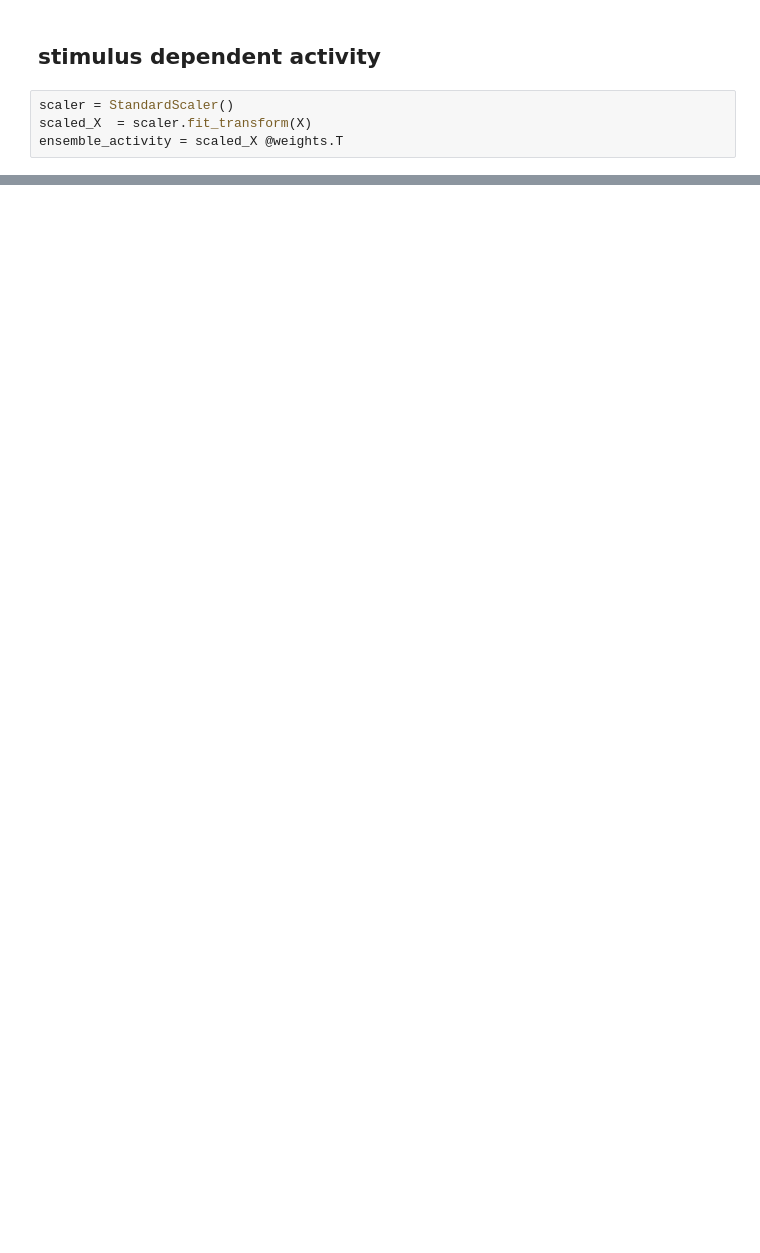
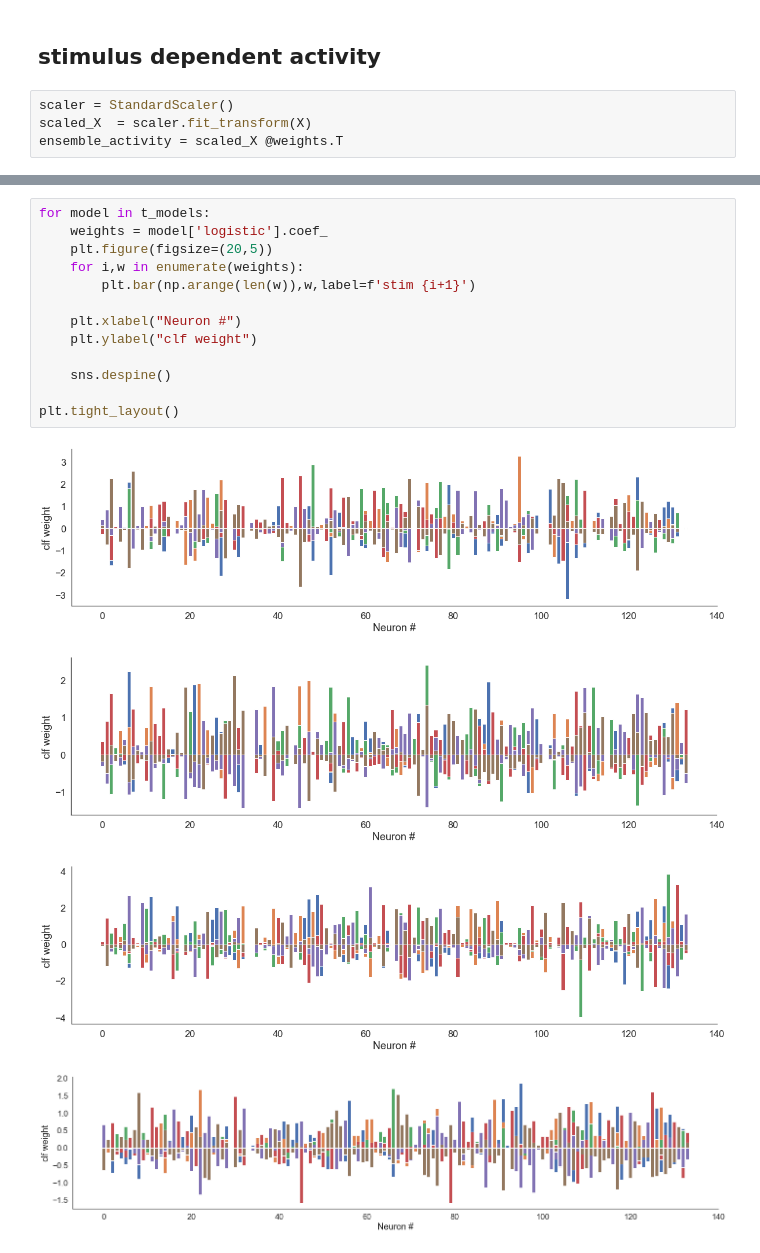
Before and after one commit to melisamc89/acc_network_analysis, a Jupyter notebook: davide/decoding/LR_decoding_sounds.ipynb, the cells around one changed output, grey strips where cells are left out. Drawn from its saved outputs; the diff is of its cells as text; blank space fills up the shorter version.

```diff
--- a/davide/decoding/LR_decoding_sounds.ipynb
+++ b/davide/decoding/LR_decoding_sounds.ipynb
@@ -194,0 +263,18 @@ for stimulus in stimuli:
+# %%
+for model in t_models:
+    weights = model['logistic'].coef_
+    plt.figure(figsize=(20,5))
+    for i,w in enumerate(weights):
+        plt.bar(np.arange(len(w)),w,label=f'stim {i+1}')
+
+    plt.xlabel("Neuron #")
+    plt.ylabel("clf weight")
+
+    sns.despine()
+
+plt.tight_layout()
+# %% [output]
+[figure, added]
+[figure, added]
+[figure, added]
+[figure, added]
```
Also changed, not shown: parts of 13 cells of this notebook, 3 other files.
